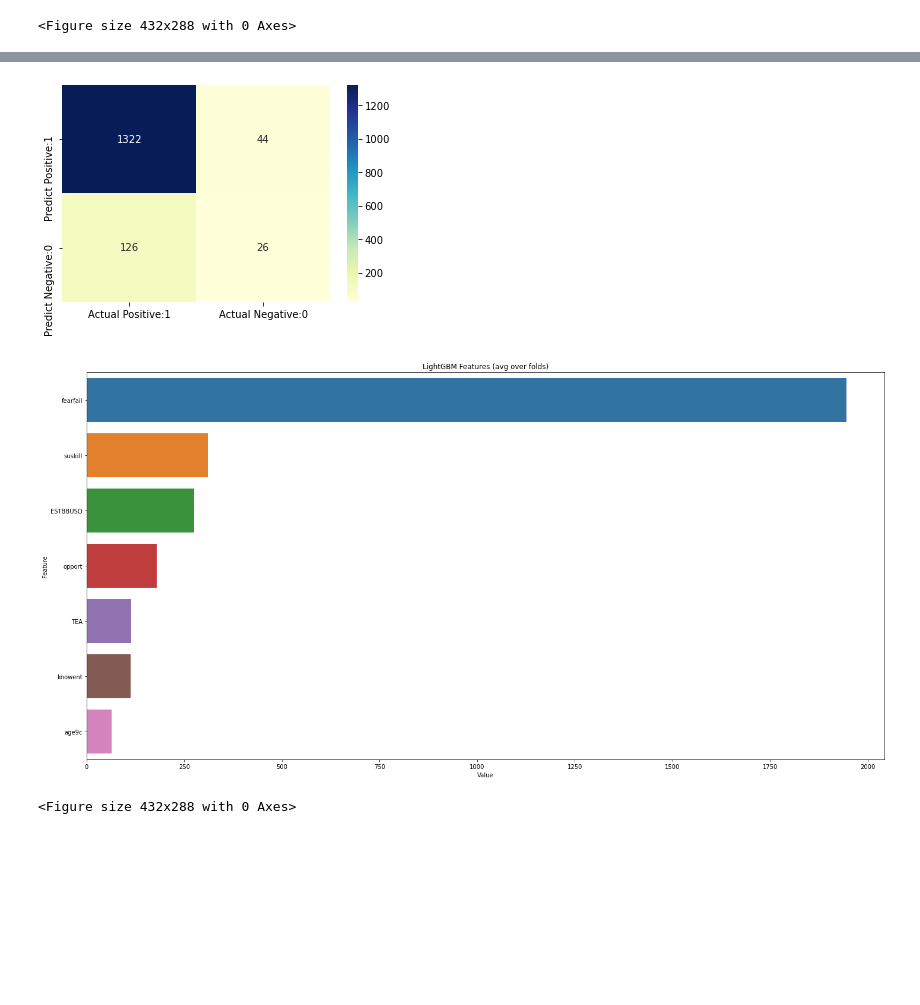
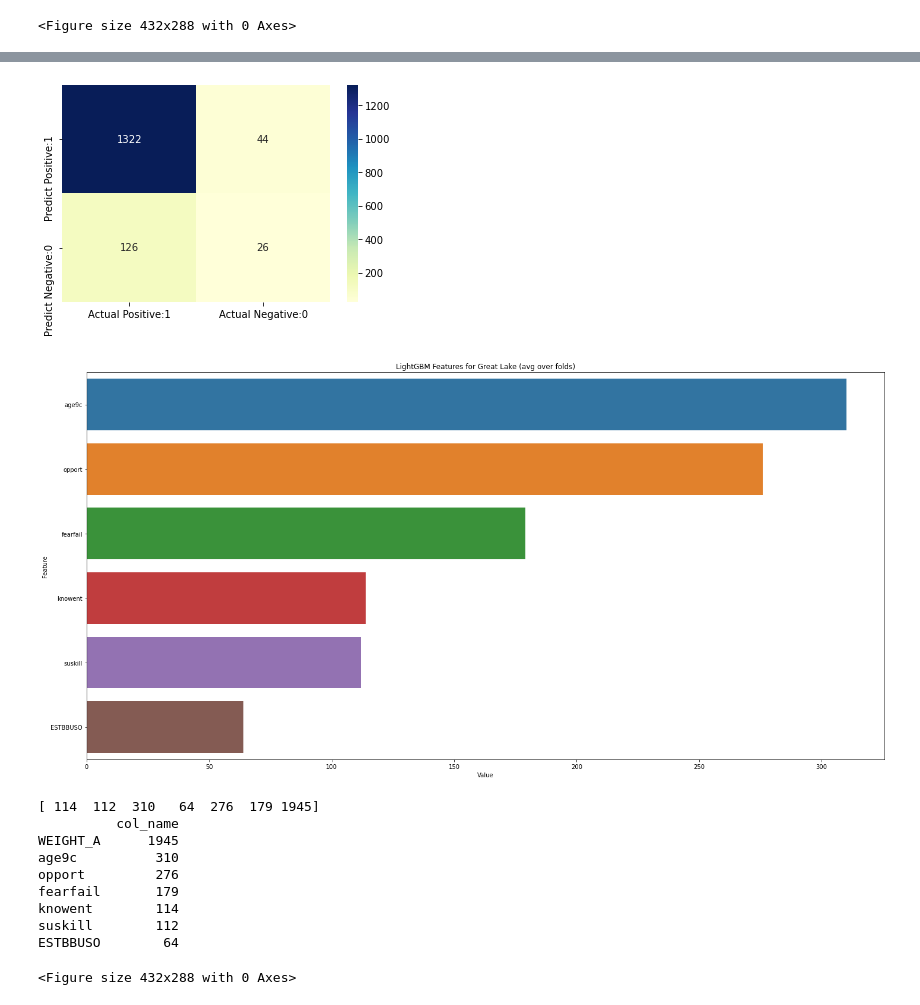
Before and after one commit to JasonWYZE/Babson-Hackathon, a Jupyter notebook: data_hackathon.ipynb, the cells around one changed output, grey strips where cells are left out. Drawn from its saved outputs; the diff is of its cells as text; code cells hidden in the pictures; blank space fills up the shorter version.

```diff
--- a/data_hackathon.ipynb
+++ b/data_hackathon.ipynb
@@ -312,6 +298,7 @@ weighted avg       0.86      0.88      0.87       294
 [figure]
 <Figure size 432x288 with 0 Axes>
 # %%
+#Great Lakes with Weight A
 great_lakes = pd.read_csv("great_lakes.csv")
 cols = ['TEA','knowent', 'suskill','age9c', 'ESTBBUSO','opport','fearfail','WEIGHT_A']
 great_lakes = great_lakes[cols]
@@ -324,6 +311,10 @@ y=great_lakes['TEA']
 
 new_cols = ['knowent', 'suskill','age9c', 'ESTBBUSO','opport','fearfail','WEIGHT_A']
 x=great_lakes[new_cols]
+
+feature_cols = ['knowent', 'suskill','age9c', 'ESTBBUSO','opport','fearfail']
+
+
 
 from sklearn.model_selection import train_test_split
 X_train, X_test, y_train, y_test = train_test_split(x, y, test_size = 0.3, random_state = 0)
@@ -376,12 +367,16 @@ from sklearn.metrics import classification_report
 print(classification_report(y_test, y_pred))
 
 
-feature_imp = pd.DataFrame(sorted(zip(clf.feature_importances_,great_lakes.columns)), columns=['Value','Feature'])
+feature_imp = pd.DataFrame(sorted(zip(clf.feature_importances_,great_lakes[feature_cols])), columns=['Value','Feature'])
 
 plt.figure(figsize=(20, 10))
 sns.barplot(x="Value", y="Feature", data=feature_imp.sort_values(by="Value", ascending=False))
-plt.title('LightGBM Features (avg over folds)')
+plt.title('LightGBM Features for Great Lake (avg over folds)')
 plt.tight_layout()
 plt.show()
 plt.savefig('lgbm_importances-01.png')
+
+print(clf.feature_importances_)
+feature_imporant = pd.DataFrame({'col_name': clf.feature_importances_}, index=x.columns).sort_values(by='col_name', ascending=False)
+print(feature_imporant)
 # %% [output]
@@ -395,13 +390,22 @@ Requirement already satisfied: threadpoolctl>=2.0.0 in c:\users\ywang31\anaconda
 LightGBM Model accuracy score: 0.8880
 Training-set accuracy score: 0.9311
 Training set score: 0.9311
 Test set score: 0.8880
 Confusion matrix
 ... (15 lines left out)
 
     accuracy                           0.89      1518
    macro avg       0.64      0.57      0.59      1518
 weighted avg       0.86      0.89      0.87      1518
 [figure]
-[figure, old version]
+[figure, new version]
-<Figure size 432x288 with 0 Axes>
+[ 114  112  310   64  276  179 1945]
+          col_name
+WEIGHT_A      1945
+age9c          310
+opport         276
+fearfail       179
+knowent        114
+suskill        112
+ESTBBUSO        64
+<Figure size 432x288 with 0 Axes>
```
Also changed, not shown: parts of 9 cells of this notebook.
